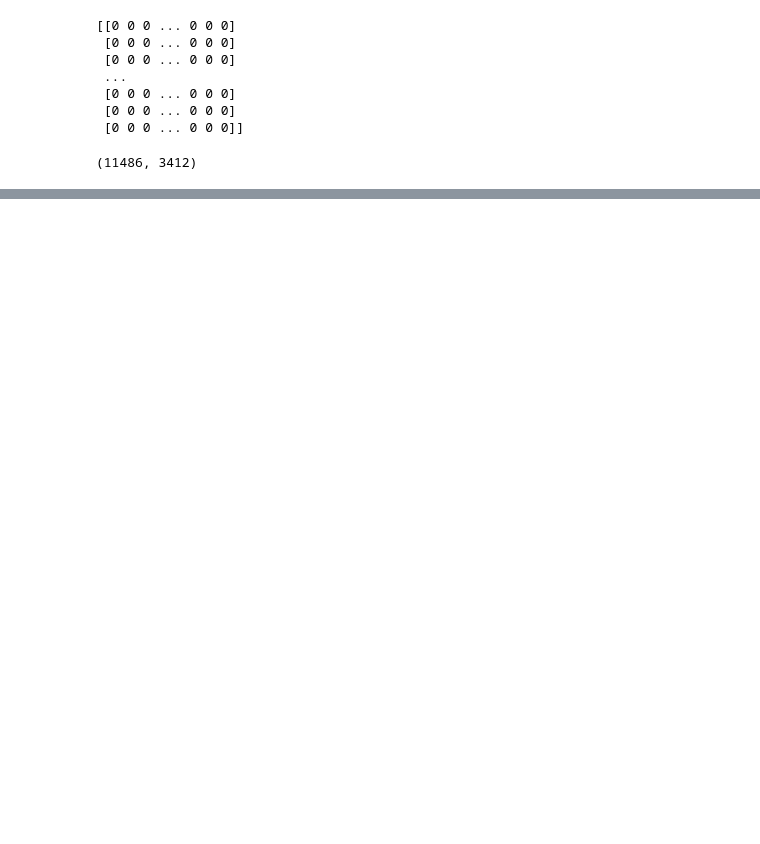
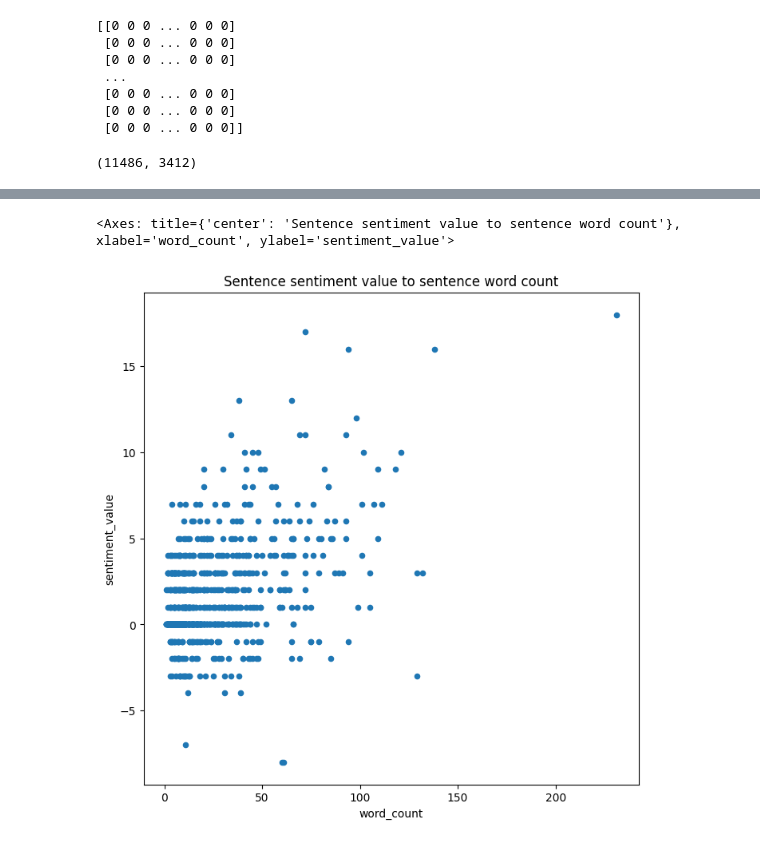
Before and after one commit to bhanupriya9916/bhanu121998, a Jupyter notebook: text_mining.ipynb, the cells around one changed output, grey strips where cells are left out. Saved outputs shown, nothing was run; the diff lists cells and outputs as text; code cells hidden in the pictures; blank space fills up the shorter version.

```diff
--- a/text_mining.ipynb
+++ b/text_mining.ipynb
@@ -237,0 +546,6 @@ plot_cloud(wordcloud)
+# %%
+# Correlation analysis
+sent_df.plot.scatter(x='word_count',y='sentiment_value',figsize=(8,8),title='Sentence sentiment value to sentence word count')
+# %% [output]
+<Axes: title={'center': 'Sentence sentiment value to sentence word count'}, xlabel='word_count', ylabel='sentiment_value'>
+[figure, added]
```
Also changed, not shown: parts of 24 cells of this notebook.
